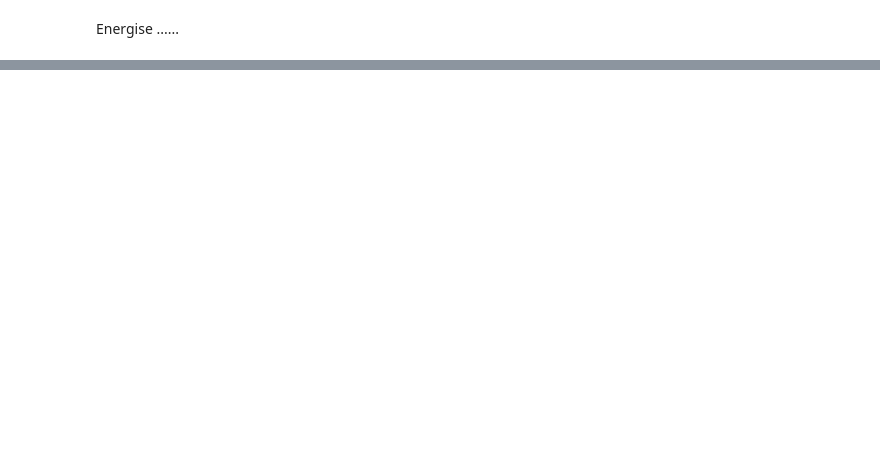
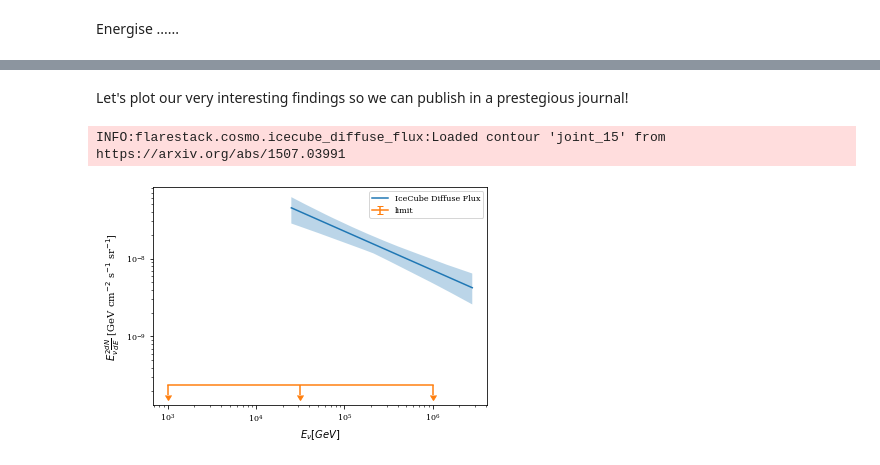
Before and after one commit to icecube/flarestack, a Jupyter notebook: examples/ipython_notebooks/flarestack_llh_workshop.ipynb, the cells around one changed output, grey strips where cells are left out. Cells and saved outputs as stored; diff of their text form; code cells hidden in the pictures; blank space fills up the shorter version.

```diff
--- a/examples/ipython_notebooks/flarestack_llh_workshop.ipynb
+++ b/examples/ipython_notebooks/flarestack_llh_workshop.ipynb
@@ -437,0 +350,15 @@ axes[-1].set_xlabel("step number");
+# %%
+from flarestack.core.energy_pdf import EnergyPDF
+
+dist = 16 * u.kpc
+atel_flux_norm_lim = 5.2 * 10**-2. * (u. GeV / u.cm**2) / u.GeV**2.
+
+e_pdf_dict = {
+    "energy_pdf_name": "power_law",
+    "gamma": 2.0,
+    "e_min_gev": 10.**3,
+    "e_max_gev": 10.**6,
+    "nu_flux_at_1_gev": atel_flux_norm_lim * 4 * np.pi * dist**2.
+}
+
+epdf = EnergyPDF.create(e_pdf_dict)
@@ -437,0 +370,3 @@ axes[-1].set_xlabel("step number");
+# %%
+fit = "joint_15"
+integrated_nu_flux_1_gev = calculate_transient_cosmology(e_pdf_dict, frb_rate, "frb_limit", zmax=8.0, diffuse_fit=fit)
@@ -437,0 +387,22 @@ axes[-1].set_xlabel("step number");
+# %% [markdown]
+Let's plot our very interesting findings so we can publish in a prestegious journal!
+# %%
+best_fit, upper_butterfly, lower_butterfly, e_range = get_diffuse_flux_contour(fit=fit)
+
+
+plt.figure()
+plt.plot(e_range, best_fit(e_range) * e_range**2, label="IceCube Diffuse Flux")
+plt.fill_between(e_range, upper_butterfly(e_range)* e_range**2, lower_butterfly(e_range)* e_range**2, alpha=0.3)
+x = [epdf.e_min, np.exp(0.5*(np.log(epdf.e_min) + np.log(epdf.e_max))), epdf.e_max]
+y = np.array([integrated_nu_flux_1_gev.value for _ in range(3)])
+plt.errorbar(x, y, yerr=0.25*y, uplims=True, label='limit')
+plt.yscale("log")
+plt.xscale("log")
+plt.xlabel(r"$E_{\nu} [GeV] $")
+plt.ylabel(r"$E_{\nu}^{2} \frac{dN}{dE}$ [GeV cm$^{-2}$ s$^{-1}$ sr$^{-1}$]")
+plt.legend()
+plt.show()
+plt.close()
+# %% [output]
+INFO:flarestack.cosmo.icecube_diffuse_flux:Loaded contour 'joint_15' from https://arxiv.org/abs/1507.03991
+[figure, added]
```
Also changed, not shown: parts of 72 cells of this notebook.
